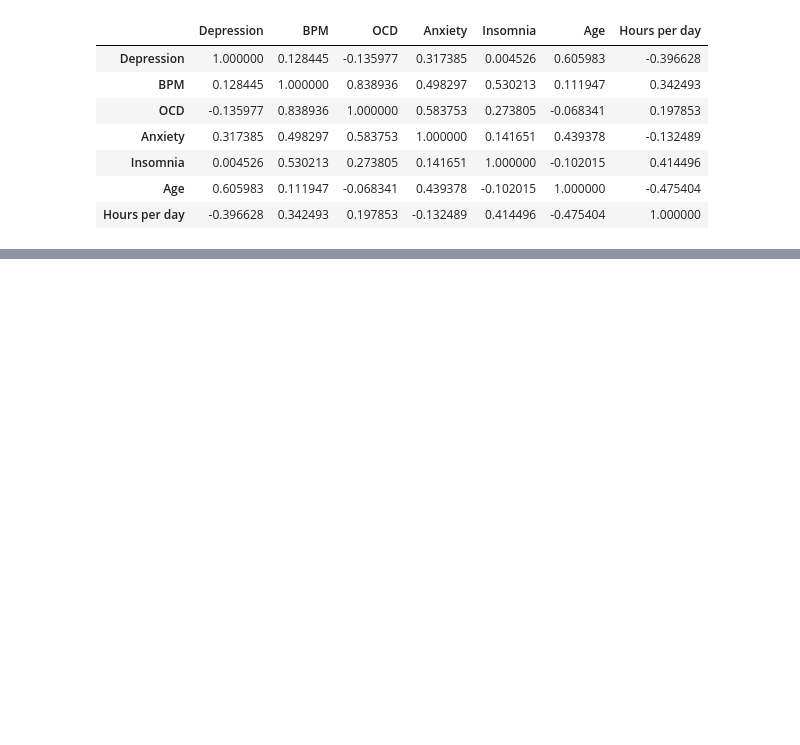
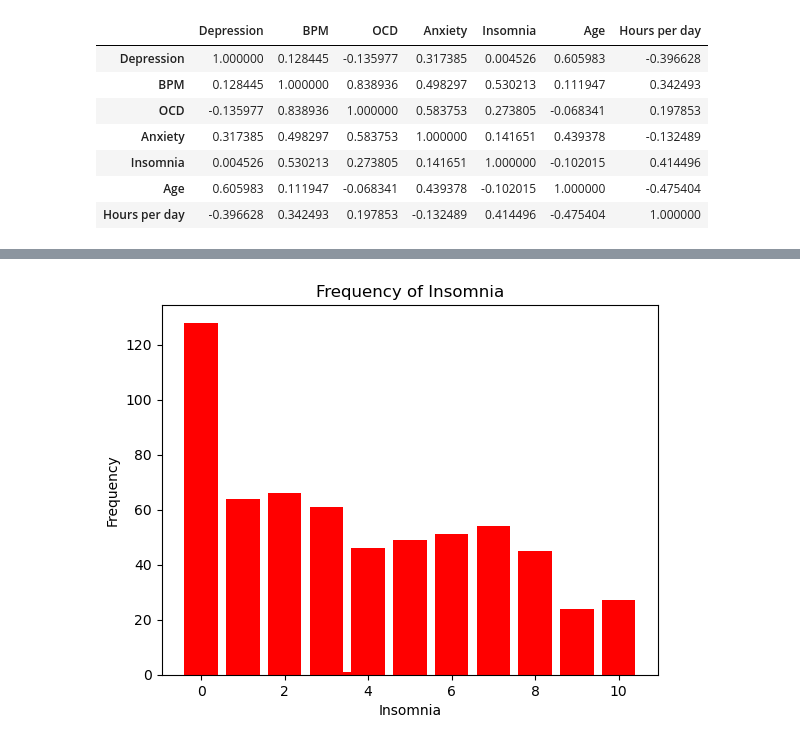
Before and after one commit to jdanielle12/project1, a Jupyter notebook: music_and_mental_health.ipynb, the cells around one changed output, grey strips where cells are left out. Drawn from its saved outputs; the diff is of its cells as text; code cells hidden in the pictures; blank space fills up the shorter version.

```diff
--- a/music_and_mental_health.ipynb
+++ b/music_and_mental_health.ipynb
@@ -127,0 +187,12 @@ df_hiphop[["Depression","BPM","OCD", "Anxiety", "Insomnia", "Age", "Hours per da
+# %%
+# View graphs on the distribution of the sample data
+# Insomnia
+insomnia_dist = music_mental_health_df['Insomnia']
+freq_ins_counts = insomnia_dist.value_counts()
+plt.bar(freq_ins_counts.index, freq_ins_counts.values, color="red")
+plt.xlabel('Insomnia')
+plt.ylabel('Frequency')
+plt.title('Frequency of Insomnia')
+plt.show()
+# %% [output]
+[figure, added]
```
Also changed, not shown: parts of 19 cells of this notebook.
